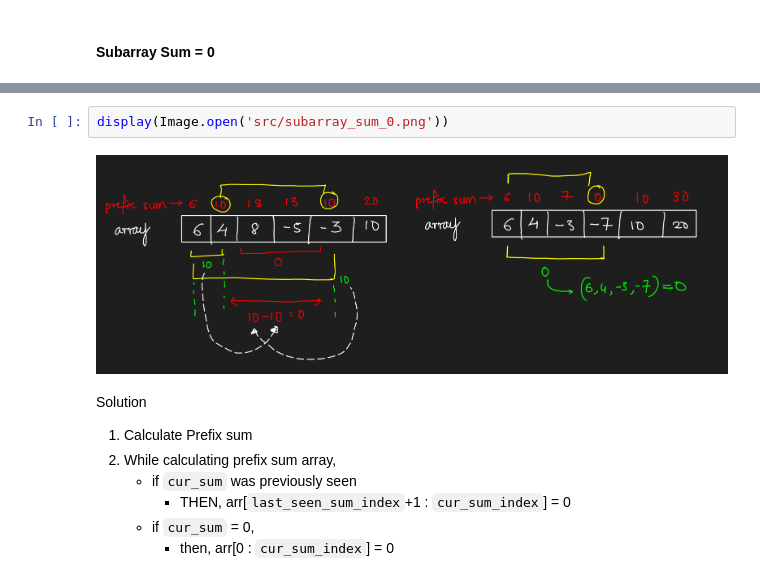
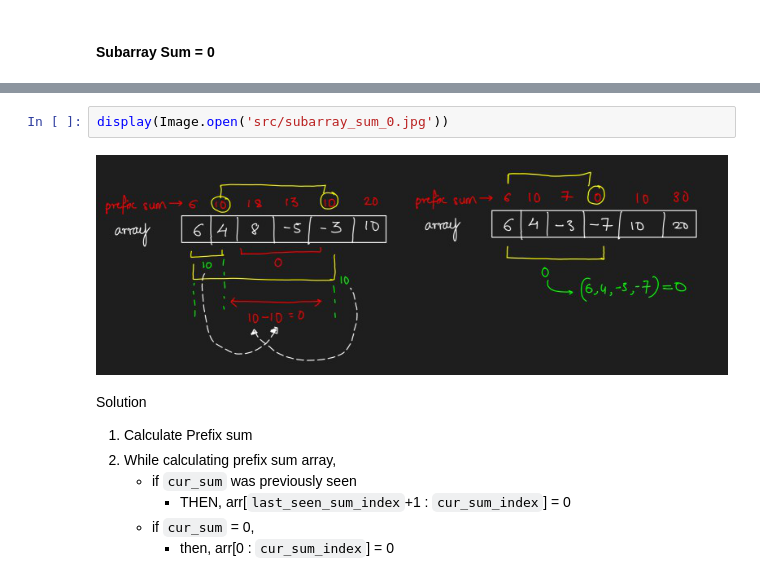
Before and after one commit to AshishSalaskar1/DS_Algo_Playground, a Jupyter notebook: Track/1Neuron_DSA.ipynb, the cells around one changed output, grey strips where cells are left out. Saved outputs shown, nothing was run; the diff lists cells and outputs as text.

Commit message:
Graph Algos

```diff
--- a/Track/1Neuron_DSA.ipynb
+++ b/Track/1Neuron_DSA.ipynb
@@ -99,9 +96,9 @@ BUT, always cur > low, so everything before mid is already in place [0 or 1]
 # %% [markdown]
 ![Subarray_Sum_0]("src/subarray_sum_0.png)
 # %%
-display(Image.open('src/subarray_sum_0.png'))
+display(Image.open('src/subarray_sum_0.jpg'))
 # %% [output]
-[figure, old version]
+[figure, new version]
 # %% [markdown]
 Solution
 1. Calculate Prefix sum
```
Also changed, not shown: parts of 13 cells of this notebook, 7 other files.
